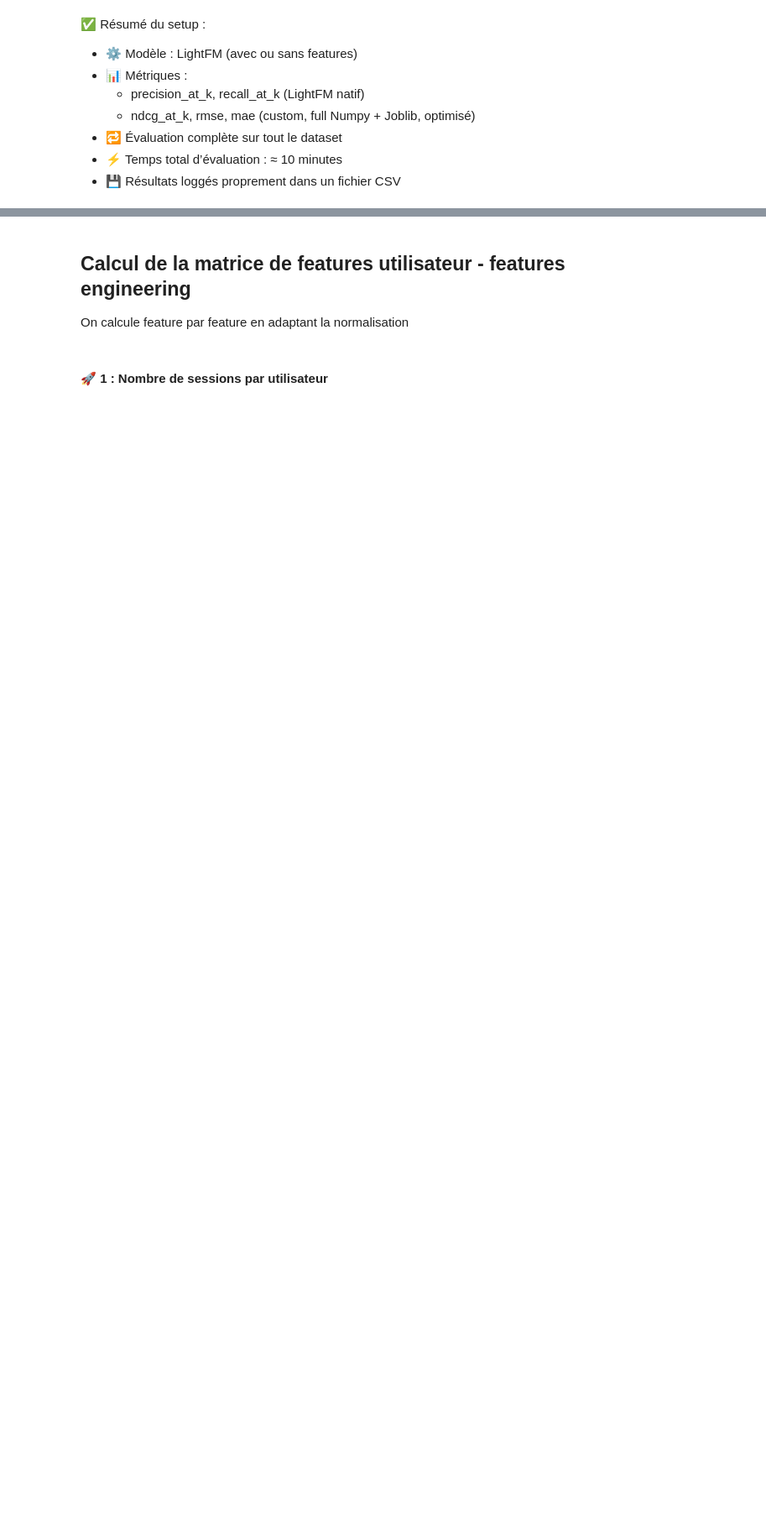
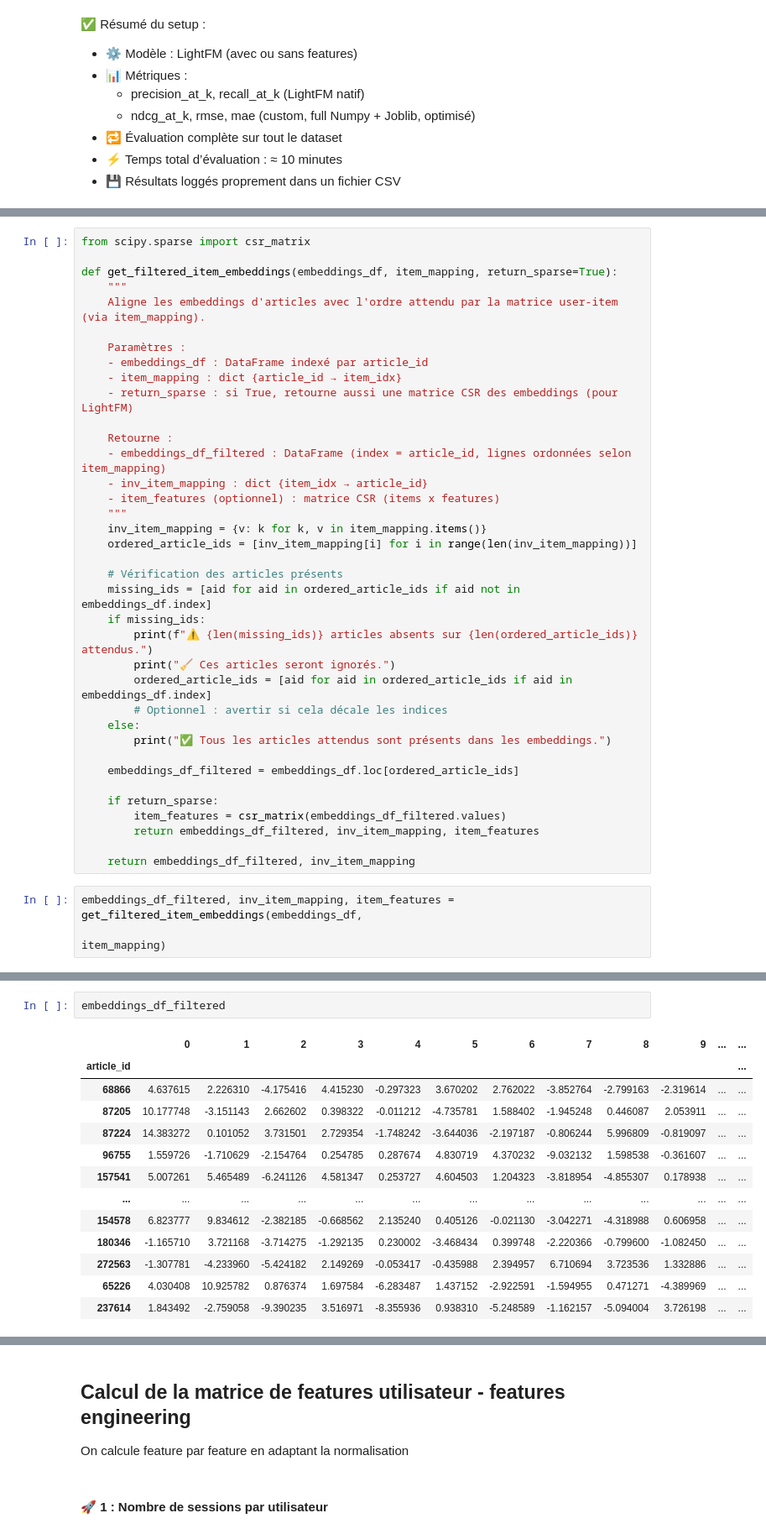
Before and after one commit to cecile-aie/oc_aie_p10, a Jupyter notebook: hybrid_lightfm_modelisation.ipynb, the cells around one changed output, grey strips where cells are left out. Shown at 84% size. Saved outputs shown, nothing was run; the diff lists cells and outputs as text; blank space fills up the shorter version.

```diff
--- a/hybrid_lightfm_modelisation.ipynb
+++ b/hybrid_lightfm_modelisation.ipynb
@@ -667,0 +1009,40 @@ Shape passée à ndcg_at_k: (322897, 46033)
+# %%
+from scipy.sparse import csr_matrix
+
+def get_filtered_item_embeddings(embeddings_df, item_mapping, return_sparse=True):
+    """
+    Aligne les embeddings d'articles avec l'ordre attendu par la matrice user-item (via item_mapping).
+
+    Paramètres :
+    - embeddings_df : DataFrame indexé par article_id
+    - item_mapping : dict {article_id → item_idx}
+    - return_sparse : si True, retourne aussi une matrice CSR des embeddings (pour LightFM)
+
+    Retourne :
+    - embeddings_df_filtered : DataFrame (index = article_id, lignes ordonnées selon item_mapping)
+    - inv_item_mapping : dict {item_idx → article_id}
+    - item_features (optionnel) : matrice CSR (items x features)
+    """
+    inv_item_mapping = {v: k for k, v in item_mapping.items()}
+    ordered_article_ids = [inv_item_mapping[i] for i in range(len(inv_item_mapping))]
+
+    # Vérification des articles présents
+    missing_ids = [aid for aid in ordered_article_ids if aid not in embeddings_df.index]
+    if missing_ids:
+        print(f"⚠️ {len(missing_ids)} articles absents sur {len(ordered_article_ids)} attendus.")
+        print("🧹 Ces articles seront ignorés.")
+        ordered_article_ids = [aid for aid in ordered_article_ids if aid in embeddings_df.index]
+        # Optionnel : avertir si cela décale les indices
+    else:
+        print("✅ Tous les articles attendus sont présents dans les embeddings.")
+
+    embeddings_df_filtered = embeddings_df.loc[ordered_article_ids]
+
+    if return_sparse:
+        item_features = csr_matrix(embeddings_df_filtered.values)
+        return embeddings_df_filtered, inv_item_mapping, item_features
+
+    return embeddings_df_filtered, inv_item_mapping
+# %%
+embeddings_df_filtered, inv_item_mapping, item_features = get_filtered_item_embeddings(embeddings_df,
+                                                                                       item_mapping)
@@ -667,0 +1051,16 @@ Shape passée à ndcg_at_k: (322897, 46033)
+# %%
+embeddings_df_filtered
+# %% [output]
+|  | 0 | 1 | 2 | 3 | 4 | 5 | 6 | 7 | 8 | 9 | ... | ... |
+| article_id |  |  |  |  |  |  |  |  |  |  |  | ... |
+| 68866 | 4.637615 | 2.226310 | -4.175416 | 4.415230 | -0.297323 | 3.670202 | 2.762022 | -3.852764 | -2.799163 | -2.319614 | ... | ... |
+| 87205 | 10.177748 | -3.151143 | 2.662602 | 0.398322 | -0.011212 | -4.735781 | 1.588402 | -1.945248 | 0.446087 | 2.053911 | ... | ... |
+| 87224 | 14.383272 | 0.101052 | 3.731501 | 2.729354 | -1.748242 | -3.644036 | -2.197187 | -0.806244 | 5.996809 | -0.819097 | ... | ... |
+| 96755 | 1.559726 | -1.710629 | -2.154764 | 0.254785 | 0.287674 | 4.830719 | 4.370232 | -9.032132 | 1.598538 | -0.361607 | ... | ... |
+| 157541 | 5.007261 | 5.465489 | -6.241126 | 4.581347 | 0.253727 | 4.604503 | 1.204323 | -3.818954 | -4.855307 | 0.178938 | ... | ... |
+| ... | ... | ... | ... | ... | ... | ... | ... | ... | ... | ... | ... | ... |
+| 154578 | 6.823777 | 9.834612 | -2.382185 | -0.668562 | 2.135240 | 0.405126 | -0.021130 | -3.042271 | -4.318988 | 0.606958 | ... | ... |
+| 180346 | -1.165710 | 3.721168 | -3.714275 | -1.292135 | 0.230002 | -3.468434 | 0.399748 | -2.220366 | -0.799600 | -1.082450 | ... | ... |
+| 272563 | -1.307781 | -4.233960 | -5.424182 | 2.149269 | -0.053417 | -0.435988 | 2.394957 | 6.710694 | 3.723536 | 1.332886 | ... | ... |
+| 65226 | 4.030408 | 10.925782 | 0.876374 | 1.697584 | -6.283487 | 1.437152 | -2.922591 | -1.594955 | 0.471271 | -4.389969 | ... | ... |
+| 237614 | 1.843492 | -2.759058 | -9.390235 | 3.516971 | -8.355936 | 0.938310 | -5.248589 | -1.162157 | -5.094004 | 3.726198 | ... | ... |
```
Also changed, not shown: parts of 50 cells of this notebook, 3 other files.
